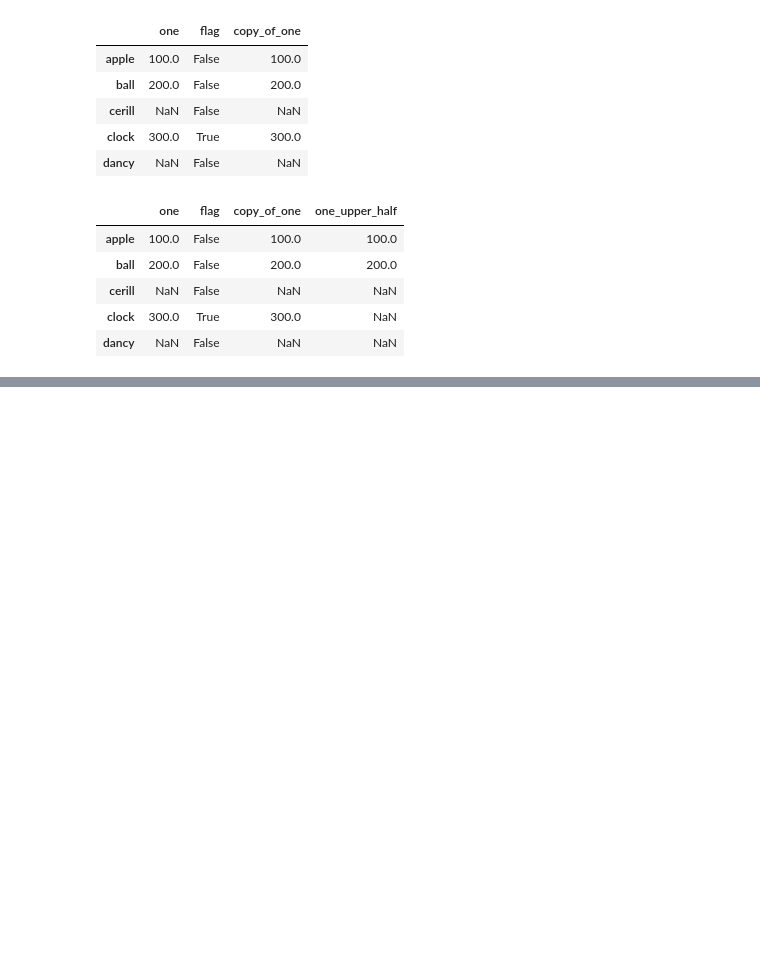
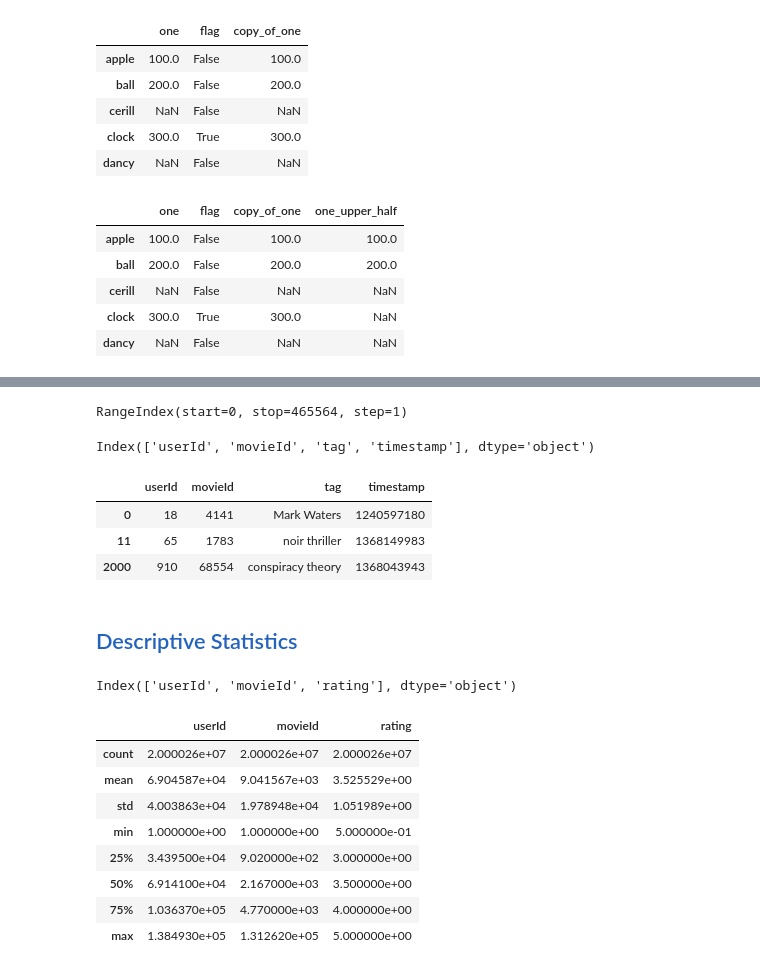
Before and after one commit to matheus-asilva/Data-Science-Micromasters, a Jupyter notebook: Python for Data Science/Week 4 - Pandas/Introduction to Pandas.ipynb, the cells around one changed output, grey strips where cells are left out. Cells and saved outputs as stored; diff of their text form; code cells hidden in the pictures; blank space fills up the shorter version.

Commit message:
updated week 4
Descriptive Statistics

```diff
--- a/Python for Data Science/Week 4 - Pandas/Introduction to Pandas.ipynb
+++ b/Python for Data Science/Week 4 - Pandas/Introduction to Pandas.ipynb
@@ -259,0 +290,3 @@ Let us look at the files in this dataset using the UNIX command ls.
+# %%
+ratings = pd.read_csv('Files/movielens/ratings.csv',sep=',',parse_dates=['timestamp'])
+ratings.head()
@@ -259,0 +352,34 @@ Let us look at the files in this dataset using the UNIX command ls.
+# %%
+tags.index
+# %% [output]
+RangeIndex(start=0, stop=465564, step=1)
+# %%
+tags.columns
+# %% [output]
+Index(['userId', 'movieId', 'tag', 'timestamp'], dtype='object')
+# %%
+# extract row 0, 11 and 2000 from DataFrame
+tags.iloc[[0,11,2000]]
+# %% [output]
+|  | userId | movieId | tag | timestamp |
+| 0 | 18 | 4141 | Mark Waters | 1240597180 |
+| 11 | 65 | 1783 | noir thriller | 1368149983 |
+| 2000 | 910 | 68554 | conspiracy theory | 1368043943 |
+# %% [markdown]
+## <span style="color:#2462C0">Descriptive Statistics</span>
+# %%
+ratings.columns
+# %% [output]
+Index(['userId', 'movieId', 'rating'], dtype='object')
+# %%
+ratings.describe()
+# %% [output]
+|  | userId | movieId | rating |
+| count | 2.000026e+07 | 2.000026e+07 | 2.000026e+07 |
+| mean | 6.904587e+04 | 9.041567e+03 | 3.525529e+00 |
+| std | 4.003863e+04 | 1.978948e+04 | 1.051989e+00 |
+| min | 1.000000e+00 | 1.000000e+00 | 5.000000e-01 |
+| 25% | 3.439500e+04 | 9.020000e+02 | 3.000000e+00 |
+| 50% | 6.914100e+04 | 2.167000e+03 | 3.500000e+00 |
+| 75% | 1.036370e+05 | 4.770000e+03 | 4.000000e+00 |
+| max | 1.384930e+05 | 1.312620e+05 | 5.000000e+00 |
```
Also changed, not shown: parts of 30 cells of this notebook, 1 other file.
